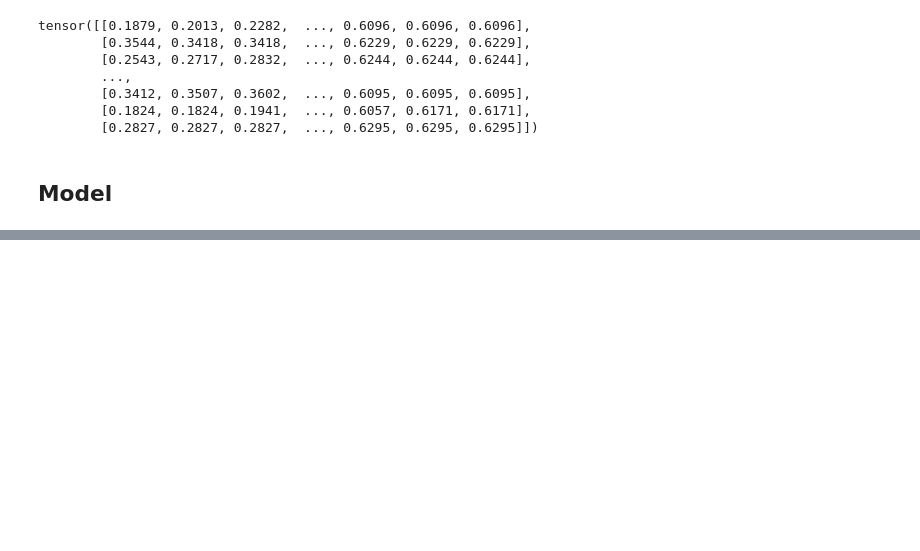
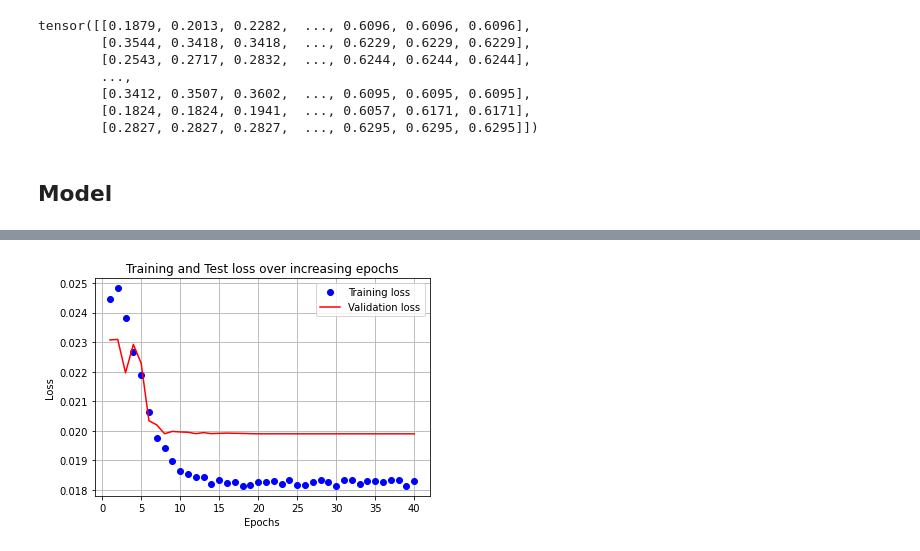
Before and after one commit to moaaztaha/Computer-Vision, a Jupyter notebook: Facial Keypoints Detection/Facial_Keypoints_Detection_03_Scale_and_RandomCrops.ipynb, the cells around one changed output, grey strips where cells are left out. Drawn from its saved outputs; the diff is of its cells as text; code cells hidden in the pictures; blank space fills up the shorter version.

```diff
--- a/Facial Keypoints Detection/Facial_Keypoints_Detection_03_Scale_and_RandomCrops.ipynb
+++ b/Facial Keypoints Detection/Facial_Keypoints_Detection_03_Scale_and_RandomCrops.ipynb
@@ -370,5 +404,5 @@ plt.show()
 # %%
-model, train_losses, valid_losess = train_model(model, criterion, optimizer, 40)
+model, train_losses, valid_losess = train_model(model, criterion, optimizer, exp_lr_scheduler, 40)
 # %% [output]
 Epoch 0/39
 ----------
@@ -389,0 +424,16 @@ Epoch 4/39
+# %%
+epochs = np.arange(40)+1
+import matplotlib.ticker as mtick
+import matplotlib.pyplot as plt
+import matplotlib.ticker as mticker
+%matplotlib inline
+plt.plot(epochs, train_losses, 'bo', label='Training loss')
+plt.plot(epochs, valid_losess, 'r', label='Validation loss')
+plt.title('Training and Test loss over increasing epochs')
+plt.xlabel('Epochs')
+plt.ylabel('Loss')
+plt.legend()
+plt.grid('off')
+plt.show()
+# %% [output]
+[figure, added]
```
Also changed, not shown: parts of 12 cells of this notebook, 1 other file.
